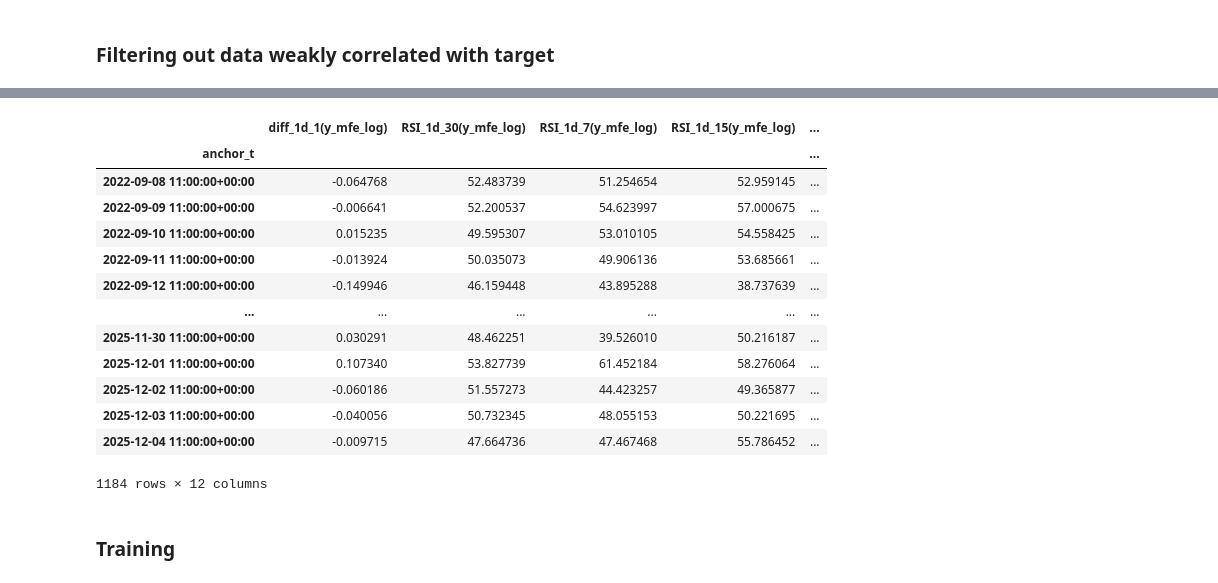
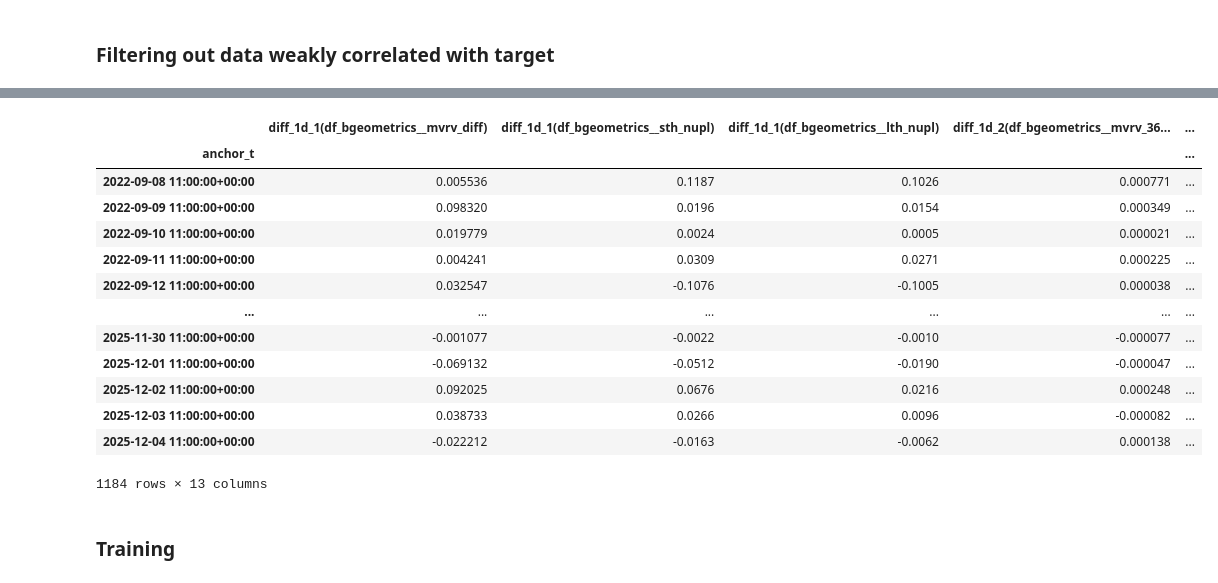
Before and after one commit to AleImbri/Forecasting-BTC-with-ai-data-science-team, a Jupyter notebook: main.ipynb, the cells around one changed output, grey strips where cells are left out. Cells and saved outputs as stored; diff of their text form; code cells hidden in the pictures.

```diff
--- a/main.ipynb
+++ b/main.ipynb
@@ -302,7 +301,7 @@ Feature Engineering completed successfully.
 # %%
-# I'll also concatenate the original ohlcv_1m columns using only df indexes
-df = df.join(ohlcv_1m)
-df
+# I'll also concatenate the original ohlcv_1m columns using only X indexes
+X = X.join(ohlcv_1m)
+X
 # %% [output]
 |  | entry_price | df_bgeometrics__moving_average_price | df_bgeometrics__short_term_trends... | df_bgeometrics__10dma | df_bgeometrics__20dma | ... |
 | anchor_t |  |  |  |  |  | ... |
@@ -369,7 +368,6 @@ def engineer_features(df, operators):
     return pd.concat([df, features_df], axis=1)
 
 # --- EXECUTION ---
-df = engineer_features(df, operators).dropna()
-print("Feature Engineering completed successfully.")
-df
+X = engineer_features(X, operators).dropna()
+X
 # %% [output]
@@ -422,7 +419,7 @@ def find_duplicate_column_groups(df: pd.DataFrame):
             groups.append(equal_set)
     return groups
 
-dup_groups = find_duplicate_column_groups(df)
+dup_groups = find_duplicate_column_groups(X)
 
 if not dup_groups:
     print("✅ No duplicate columns found.")
@@ -431,14 +428,14 @@ else:
     for i, g in enumerate(dup_groups, 1):
         print(f"\nSet {i} ({len(g)} columns): {g}")
         for c in g:
-            print(f"  {c}: {df[c].head().tolist()}")
+            print(f"  {c}: {X[c].head().tolist()}")
 
     # drop duplicates keeping the first column of each set
     to_drop = [c for g in dup_groups for c in g[1:]]
-    df = df.drop(columns=to_drop)
-    print(f"\n✅ Removed {len(to_drop)} duplicate columns. Remaining: {df.shape[1]}")
+    X = X.drop(columns=to_drop)
+    print(f"\n✅ Removed {len(to_drop)} duplicate columns. Remaining: {X.shape[1]}")
 
-df
+X
 # %% [output]
 🔁 Identical column groups:
 
@@ -502,15 +499,14 @@ Set 3 (2 columns): ['open_bybit_futures', 'lag_1d_1(entry_price)']
 # selected_features_df
 # %%
 # Define the target column and the correlation threshold
-target_column = 'y_mfe_log'
-threshold = 0.3
+threshold = 0.1
 
 # Use corrwith instead of corr() to avoid calculating the full N x N matrix.
-correlations = df.corrwith(df[target_column], method='spearman').drop(labels=[target_column])
+correlations = X.corrwith(y, method='spearman')
 
 # Filter features with absolute correlation above the threshold
 strongest_correlations = correlations[correlations.abs() > threshold].sort_values(key=abs, ascending=False)
 
-print(f"Features with Spearman correlation magnitude > {threshold} with {target_column}:")
+print(f"{len(strongest_correlations)} features with Spearman correlation magnitude > {threshold} with {y.name}:")
 strongest_correlations
 # %% [output]
@@ -529,22 +527,22 @@ median_1d_7(y_mfe_log)                    0.306642
 dtype: float64
 # %%
-df_selected = df[strongest_correlations.index.to_list() + [target_column]]
-df_selected
+X_selected = X[strongest_correlations.index.to_list()]
+X_selected
 # %% [output]
-|  | diff_1d_1(y_mfe_log) | RSI_1d_30(y_mfe_log) | RSI_1d_7(y_mfe_log) | RSI_1d_15(y_mfe_log) | ... |
+|  | diff_1d_1(df_bgeometrics__mvrv_diff) | diff_1d_1(df_bgeometrics__sth_nupl) | diff_1d_1(df_bgeometrics__lth_nupl) | diff_1d_2(df_bgeometrics__mvrv_36... | ... |
 | anchor_t |  |  |  |  | ... |
-| 2022-09-08 11:00:00+00:00 | -0.064768 | 52.483739 | 51.254654 | 52.959145 | ... |
-| 2022-09-09 11:00:00+00:00 | -0.006641 | 52.200537 | 54.623997 | 57.000675 | ... |
-| 2022-09-10 11:00:00+00:00 | 0.015235 | 49.595307 | 53.010105 | 54.558425 | ... |
-| 2022-09-11 11:00:00+00:00 | -0.013924 | 50.035073 | 49.906136 | 53.685661 | ... |
-| 2022-09-12 11:00:00+00:00 | -0.149946 | 46.159448 | 43.895288 | 38.737639 | ... |
+| 2022-09-08 11:00:00+00:00 | 0.005536 | 0.1187 | 0.1026 | 0.000771 | ... |
+| 2022-09-09 11:00:00+00:00 | 0.098320 | 0.0196 | 0.0154 | 0.000349 | ... |
+| 2022-09-10 11:00:00+00:00 | 0.019779 | 0.0024 | 0.0005 | 0.000021 | ... |
+| 2022-09-11 11:00:00+00:00 | 0.004241 | 0.0309 | 0.0271 | 0.000225 | ... |
+| 2022-09-12 11:00:00+00:00 | 0.032547 | -0.1076 | -0.1005 | 0.000038 | ... |
 | ... | ... | ... | ... | ... | ... |
-| 2025-11-30 11:00:00+00:00 | 0.030291 | 48.462251 | 39.526010 | 50.216187 | ... |
-| 2025-12-01 11:00:00+00:00 | 0.107340 | 53.827739 | 61.452184 | 58.276064 | ... |
-| 2025-12-02 11:00:00+00:00 | -0.060186 | 51.557273 | 44.423257 | 49.365877 | ... |
-| 2025-12-03 11:00:00+00:00 | -0.040056 | 50.732345 | 48.055153 | 50.221695 | ... |
-| 2025-12-04 11:00:00+00:00 | -0.009715 | 47.664736 | 47.467468 | 55.786452 | ... |
+| 2025-11-30 11:00:00+00:00 | -0.001077 | -0.0022 | -0.0010 | -0.000077 | ... |
+| 2025-12-01 11:00:00+00:00 | -0.069132 | -0.0512 | -0.0190 | -0.000047 | ... |
+| 2025-12-02 11:00:00+00:00 | 0.092025 | 0.0676 | 0.0216 | 0.000248 | ... |
+| 2025-12-03 11:00:00+00:00 | 0.038733 | 0.0266 | 0.0096 | -0.000082 | ... |
+| 2025-12-04 11:00:00+00:00 | -0.022212 | -0.0163 | -0.0062 | 0.000138 | ... |
-1184 rows × 12 columns
+1184 rows × 13 columns
 # %% [markdown]
 ### Training
 # %%
```
Also changed, not shown: parts of 15 cells of this notebook, 57 other files.
